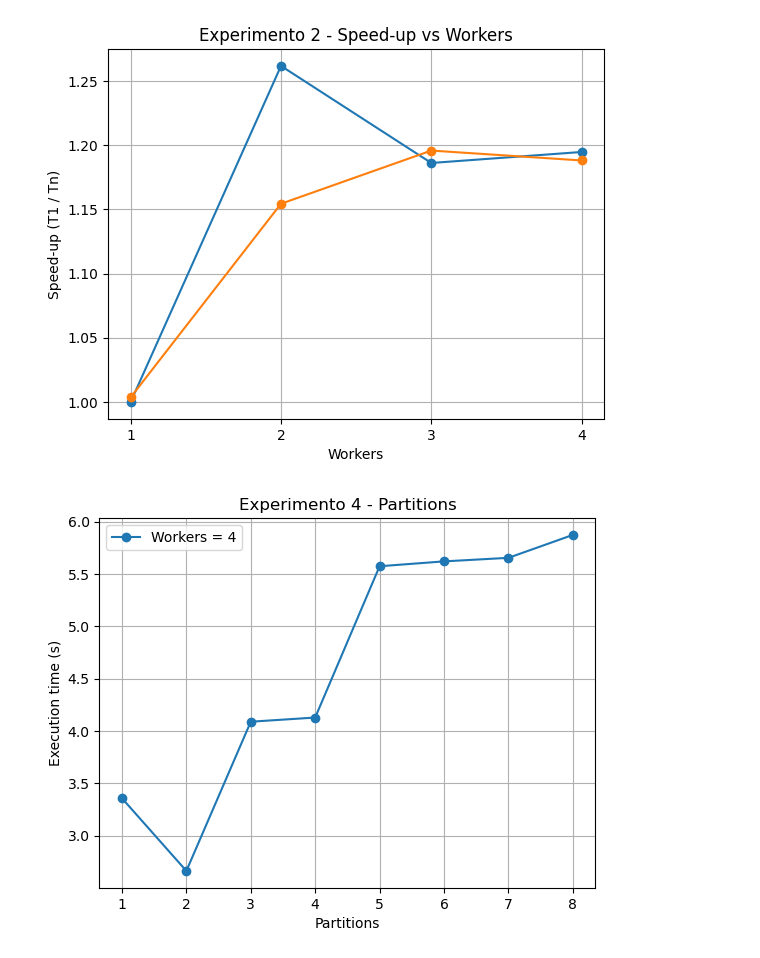
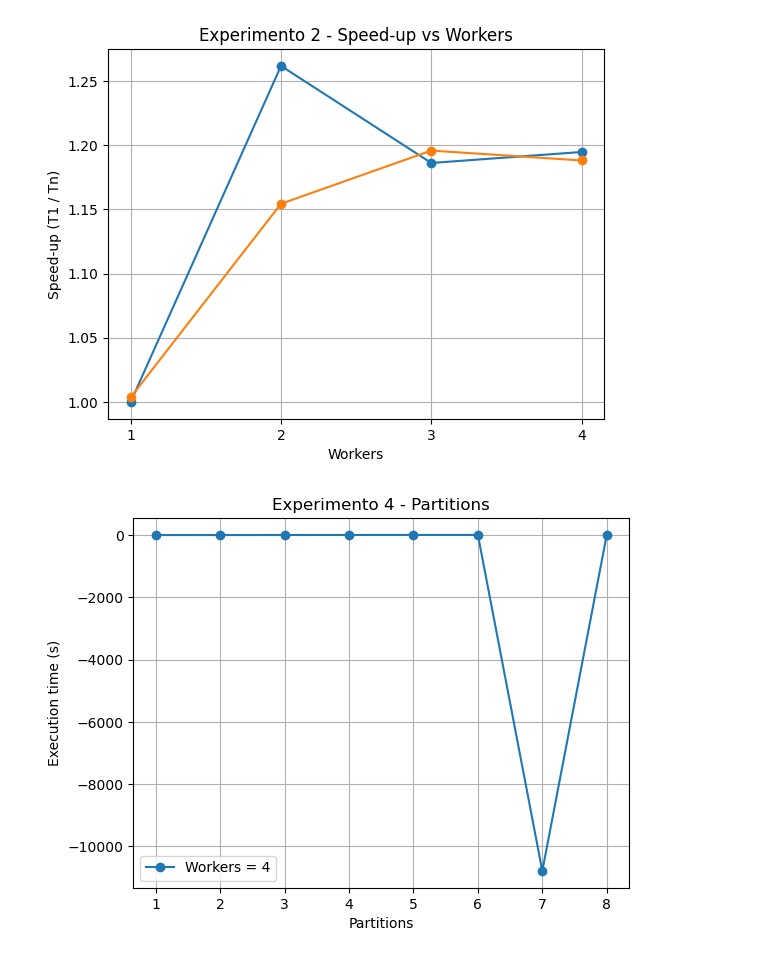
Before and after one commit to Fernandezaginer/MUSSDE_SPAI_P1, a Jupyter notebook: graficos_experimentos.ipynb, the cells around one changed output. Drawn from its saved outputs; the diff is of its cells as text; code cells hidden in the pictures.

```diff
--- a/graficos_experimentos.ipynb
+++ b/graficos_experimentos.ipynb
@@ -129,26 +129,25 @@ plt.show()
 # %%
 # Experimento 4
 N_WORKERS = 4
 N_PARTITIONS = 8
 
+execution_time = np.array([])
+for i in range (1,N_PARTITIONS+1):
+    execution_time = np.append(execution_time, run_training(partitions=i,workers = N_WORKERS)[0])
+
+n_workers = np.linspace(1, N_WORKERS, num=N_WORKERS)
 n_partitions = np.linspace(1, N_PARTITIONS, num=N_PARTITIONS)
-execution_time = np.array([])
-part = list(range(1, N_PARTITIONS + 1))
-
-for e in part:
-    time, _ = run_training(N_WORKERS, e)
-    execution_time = np.append(execution_time, time)
 
 plt.plot(n_partitions, execution_time, '-o')
 plt.xticks(n_partitions)
 plt.legend(['Workers = 4'])
 plt.title('Experimento 4 - Partitions')
 plt.xlabel('Partitions')
 plt.ylabel('Execution time (s)')
 plt.grid(True)
 plt.show()
 # %% [output]
-[figure, old version]
+[figure, new version]
 # %%
 # Experimento 5
 N_WORKERS = 19
```
Also changed, not shown: parts of 1 cell of this notebook.
